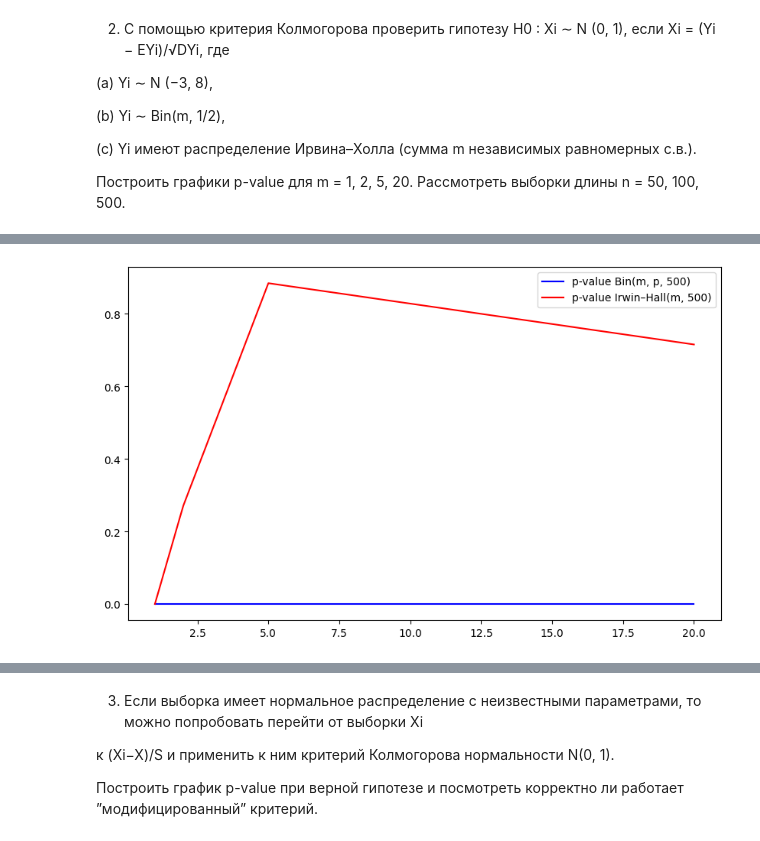
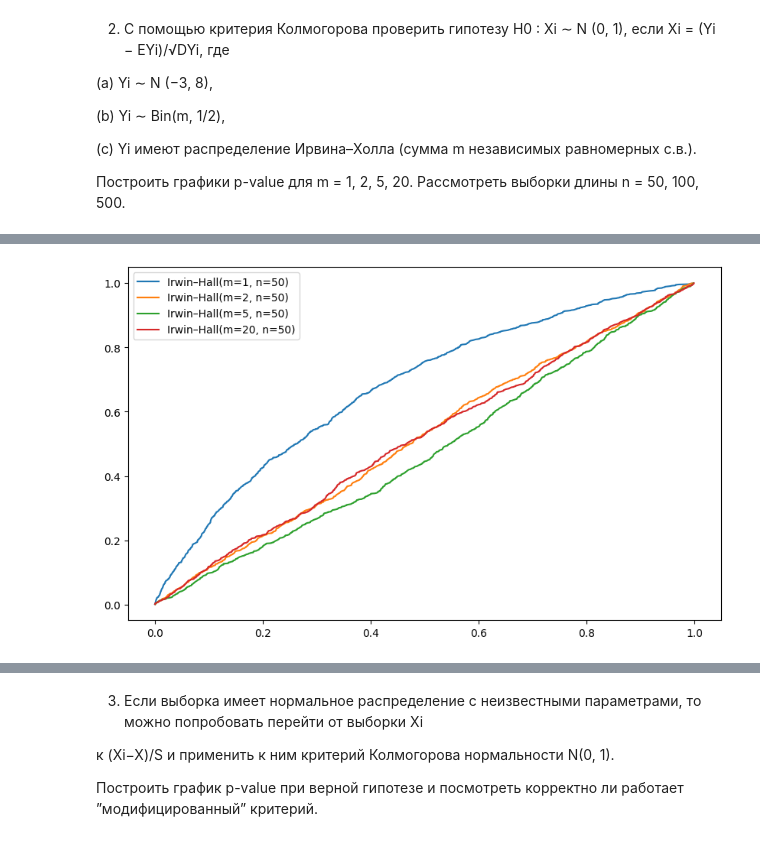
Before and after one commit to atirmargo/Statistics-Lab, a Jupyter notebook: 12th.ipynb, the cells around one changed output, grey strips where cells are left out. Cells and saved outputs as stored; diff of their text form; code cells hidden in the pictures.

```diff
--- a/12th.ipynb
+++ b/12th.ipynb
@@ -118,39 +118,55 @@ Xi = (Yi − EYi)/√DYi, где
 
 Построить графики p-value для m = 1, 2, 5, 20. Рассмотреть выборки длины n = 50, 100, 500.
 # %%
-def kormogorov_test(n_values, alpha, m_values, p):
+def kormogorov_test(n_values, alpha, m_values, p, n_sim):
     for n in n_values:
-        y_sample_norm = np.random.normal(-3, 8, n)
-        x_sample_a = (y_sample_norm + 3) / np.sqrt(8)
-        d_alpha = stats.ksone.isf(alpha, n)
-        result_norm = stats.kstest(x_sample_a, 'norm', args=(0, 1))
-        if result_norm.statistic > d_alpha:
-            print(f"Для N(-3, 8, {n}) гипотезу отвергаем, т.к. статистика Колмогорова {result_norm.statistic} > {d_alpha} - критическое значение")
-        else:
-            print(f"Для N(-3, 8, {n}) гипотезу принимаем, т.к. статистика Колмогорова {result_norm.statistic} < {d_alpha} - критическое значение")
-        pvalue_values_bin = []
-        pvalue_values_ih = []
+        pvalues_norm = []
+        for _ in range(n_sim):
+            y_sample_norm = np.random.normal(-3, 8, n)
+            x_sample_a = (y_sample_norm + 3) / np.sqrt(8)
+            d_alpha = stats.ksone.isf(alpha, n)
+            result_norm = stats.kstest(x_sample_a, 'norm', args=(0, 1))
+            pvalues_norm.append(result_norm.pvalue)
+        ecdf_norm = ECDF(pvalues_norm)
+        plt.figure(figsize=(10, 6))
+        plt.plot(ecdf_norm.x, ecdf_norm.y, label=f'N(-3,8), n = {n}')
+        plt.legend()
+        plt.show()
+        # if result_norm.statistic > d_alpha:
+        #     print(f"Для N(-3, 8, {n}) гипотезу отвергаем, т.к. статистика Колмогорова {result_norm.statistic} > {d_alpha} - критическое значение")
+        # else:
+        #     print(f"Для N(-3, 8, {n}) гипотезу принимаем, т.к. статистика Колмогорова {result_norm.statistic} < {d_alpha} - критическое значение")
+        plt.figure(figsize=(10, 6))
         for m in m_values:
-            y_sample_bin = np.random.binomial(m, p, n)
-            x_sample_b = (y_sample_bin - (m * p)) / np.sqrt(n * p * (1 - p))
-            result_bin = stats.kstest(x_sample_b, 'norm', args=(0, 1))
-            pvalue_values_bin.append(result_bin.pvalue)
-            if result_bin.pvalue > alpha:  # p-value = P(D_n > D_observed) = 1 - F(D_observed)
-                print(f"Для Bin({m}, {p}, {n}) гипотезу принимаем, т.к. p-value статистики Колмогорова {result_bin.pvalue} > {alpha} - критическое значение")
-            else:
-                print(f"Для Bin({m}, {p}, {n}) гипотезу отвергаем, т.к. p-value статистики Колмогорова {result_bin.pvalue} < {alpha}")
-            y_sample_ih = np.random.uniform(0, 1, (n, m)).sum(axis=1) #Ирвин-Холл
-            x_sample_c = (y_sample_ih - m / 2) / np.sqrt(m / 12)
-            result_ih = stats.kstest(x_sample_c, 'norm', args=(0, 1))
-            pvalue_values_ih.append(result_ih.pvalue)
-            if result_ih.pvalue > alpha:
-                print(f"Для Irwin–Hall({m}, {n}) гипотезу принимаем, т.к. p-value статистики Колмогорова {result_ih.pvalue} > {alpha} - критическое значение")
-            else:
-                print(f"Для Irwin–Hall({m}, {n}) гипотезу отвергаем, т.к. p-value статистики Колмогорова {result_ih.pvalue} < {alpha}")
+            pvalue_values_bin = []
+            for _ in range(n_sim):
+                y_sample_bin = np.random.binomial(m, p, n)
+                x_sample_b = (y_sample_bin - (m * p)) / np.sqrt(m * p * (1 - p))
+                result_bin = stats.kstest(x_sample_b, 'norm', args=(0, 1))
+                pvalue_values_bin.append(result_bin.pvalue)
+                # if result_bin.pvalue > alpha:  # p-value = P(D_n > D_observed) = 1 - F(D_observed)
+                #     print(f"Для Bin({m}, {p}, {n}) гипотезу принимаем, т.к. p-value статистики Колмогорова {result_bin.pvalue} > {alpha} - критическое значение")
+                # else:
+                #     print(f"Для Bin({m}, {p}, {n}) гипотезу отвергаем, т.к. p-value статистики Колмогорова {result_bin.pvalue} < {alpha}")
+            ecdf_bin = ECDF(pvalue_values_bin)
+            plt.plot(ecdf_bin.x, ecdf_bin.y, label=f'Bin(m={m},p={p}), n={n}')
+            plt.legend()
+        plt.show()
         plt.figure(figsize=(10, 6))
-        plt.plot(m_values, pvalue_values_bin, color = 'blue', label = f'p-value Bin(m, p, {n})')
-        plt.plot(m_values, pvalue_values_ih, color = 'red', label = f'p-value Irwin–Hall(m, {n})')
-        plt.legend()
+        for m in m_values:
+            pvalue_values_ih = []
+            for _ in range(n_sim):
+                y_sample_ih = np.random.uniform(0, 1, (n, m)).sum(axis=1) #Ирвин-Холл
+                x_sample_c = (y_sample_ih - m / 2) / np.sqrt(m / 12)
+                result_ih = stats.kstest(x_sample_c, 'norm', args=(0, 1))
+                pvalue_values_ih.append(result_ih.pvalue)
+                # if result_ih.pvalue > alpha:
+                #     print(f"Для Irwin–Hall({m}, {n}) гипотезу принимаем, т.к. p-value статистики Колмогорова {result_ih.pvalue} > {alpha} - критическое значение")
+                # else:
+                #     print(f"Для Irwin–Hall({m}, {n}) гипотезу отвергаем, т.к. p-value статистики Колмогорова {result_ih.pvalue} < {alpha}")
+            ecdf_ih = ECDF(pvalue_values_ih)
+            plt.plot(ecdf_ih.x, ecdf_ih.y, label=f'Irwin–Hall(m={m}, n={n})')
+            plt.legend()
         plt.show()
 
 
@@ -158,5 +174,6 @@ n_values = [50, 100, 500]
 alpha = 0.05
 m_values = [1, 2, 5, 20]
 p = 1/2
-kormogorov_test(n_values, alpha, m_values, p)
+n_sim = 1000
+kormogorov_test(n_values, alpha, m_values, p, n_sim)
 # %% [output]
@@ -192 +182 @@ kormogorov_test(n_values, alpha, m_values, p)
-[figure, old version]
+[figure, new version]
```
Also changed, not shown: parts of 3 cells of this notebook, 6 other files.
